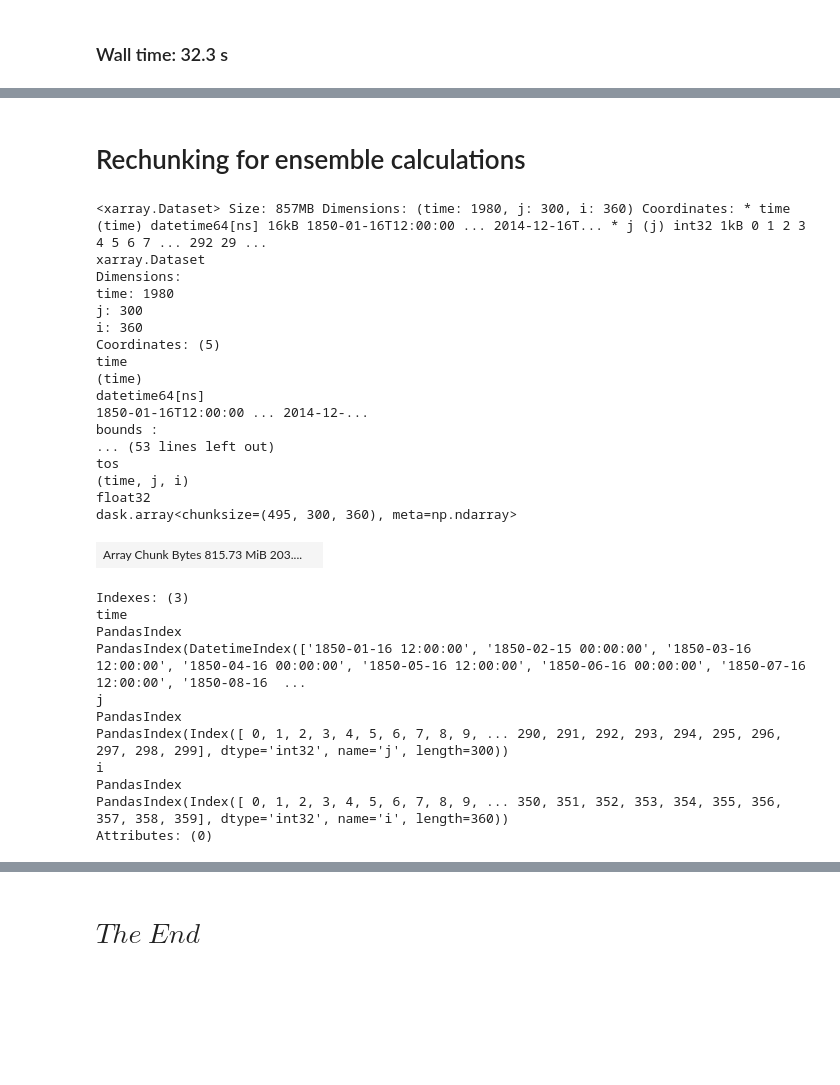
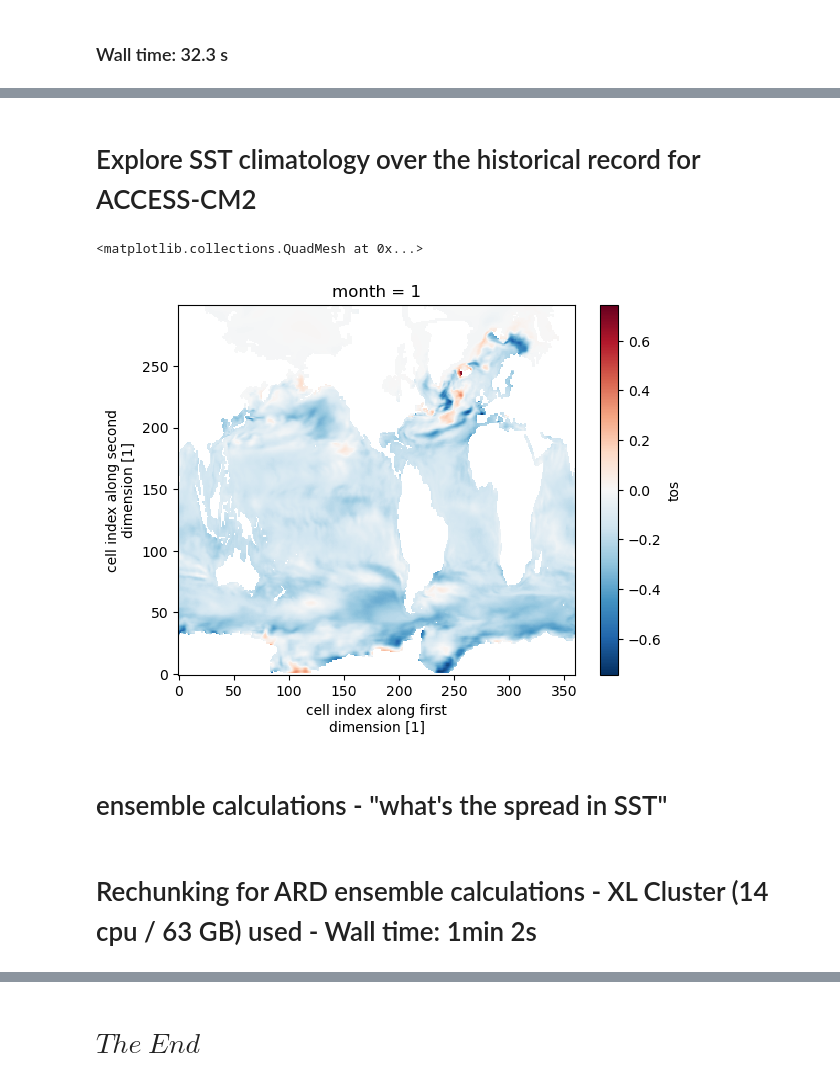
Before and after one commit to shared-climate-data-problems/CMIP-data-problems, a Jupyter notebook: notebooks/CMIP6_ARD_OHW24.ipynb, the cells around one changed output, grey strips where cells are left out. Drawn from its saved outputs; the diff is of its cells as text; code cells hidden in the pictures; blank space fills up the shorter version.

```diff
--- a/notebooks/CMIP6_ARD_OHW24.ipynb
+++ b/notebooks/CMIP6_ARD_OHW24.ipynb
@@ -332,2 +306,5 @@ f.CMIP.CSIRO-ARCCSS.ACCESS-CM2.historical.r4i1p1f1.mon.ocean.Omon.tos.gn.d202106
 # %% [markdown]
 ### Wall time: 32.3 s
+# %%
+SST_ARD_climatology = SST_ds_chunked_on_open.groupby('time.month').mean('time')
+SST_ARD_climatology
@@ -334,4 +347,4 @@ f.CMIP.CSIRO-ARCCSS.ACCESS-CM2.historical.r4i1p1f1.mon.ocean.Omon.tos.gn.d202106
 # %%
 %%time
-SST_climatology = SST_climatology.compute()
+SST_ARD_climatology = SST_ARD_climatology.compute()
 # %% [output]
@@ -340,2 +353,11 @@ Wall time: 32.2 s
+# %% [markdown]
+# Explore SST climatology over the historical record for ACCESS-CM2
+# %%
+(SST_ARD_climatology.tos.isel({'month':0,'member':0}) - SST_ARD_climatology.tos.isel({'month':0,'member':5})).plot()
+# %% [output]
+<matplotlib.collections.QuadMesh at 0x...>
+[figure, added]
+# %% [markdown]
+# ensemble calculations - "what's the spread in SST"
 # %% [markdown]
-# Rechunking for ensemble calculations
+# Rechunking for ARD ensemble calculations - XL Cluster (14 cpu / 63 GB) used - Wall time: 1min 2s
@@ -344,32 +363,0 @@ ensemble_mean = combined_ds_chunked.mean('member')
-# %%
-ensemble_mean
-# %% [output]
-<xarray.Dataset> Size: 857MB Dimensions: (time: 1980, j: 300, i: 360) Coordinates: * time (time) datetime64[ns] 16kB 1850-01-16T12:00:00 ... 2014-12-16T... * j (j) int32 1kB 0 1 2 3 4 5 6 7 ... 292 29 ...
-xarray.Dataset
-Dimensions:
-time: 1980
-j: 300
-i: 360
-Coordinates: (5)
-time
-(time)
-datetime64[ns]
-1850-01-16T12:00:00 ... 2014-12-...
-bounds :
-... (53 lines left out)
-tos
-(time, j, i)
-float32
-dask.array<chunksize=(495, 300, 360), meta=np.ndarray>
-| Array Chunk Bytes 815.73 MiB 203.... |  |
-Indexes: (3)
-time
-PandasIndex
-PandasIndex(DatetimeIndex(['1850-01-16 12:00:00', '1850-02-15 00:00:00', '1850-03-16 12:00:00', '1850-04-16 00:00:00', '1850-05-16 12:00:00', '1850-06-16 00:00:00', '1850-07-16 12:00:00', '1850-08-16  ...
-j
-PandasIndex
-PandasIndex(Index([ 0, 1, 2, 3, 4, 5, 6, 7, 8, 9, ... 290, 291, 292, 293, 294, 295, 296, 297, 298, 299], dtype='int32', name='j', length=300))
-i
-PandasIndex
-PandasIndex(Index([ 0, 1, 2, 3, 4, 5, 6, 7, 8, 9, ... 350, 351, 352, 353, 354, 355, 356, 357, 358, 359], dtype='int32', name='i', length=360))
-Attributes: (0)
```
Also changed, not shown: parts of 32 cells of this notebook.
